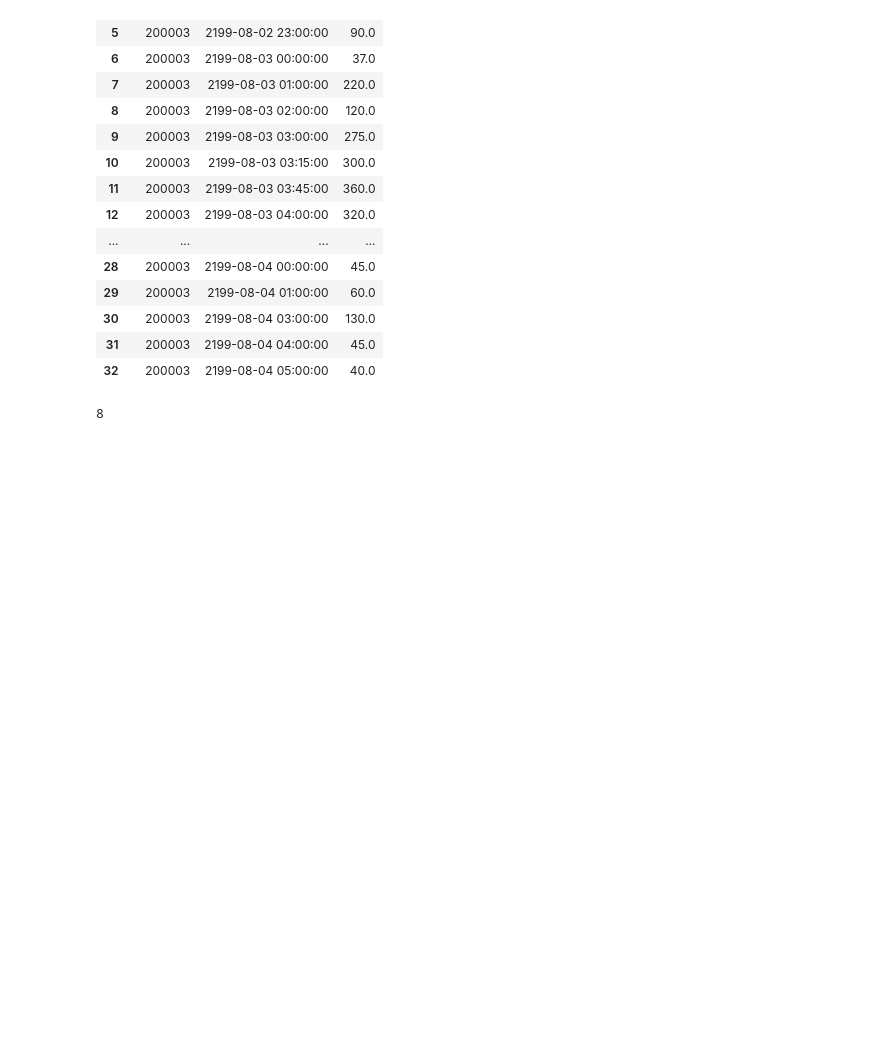
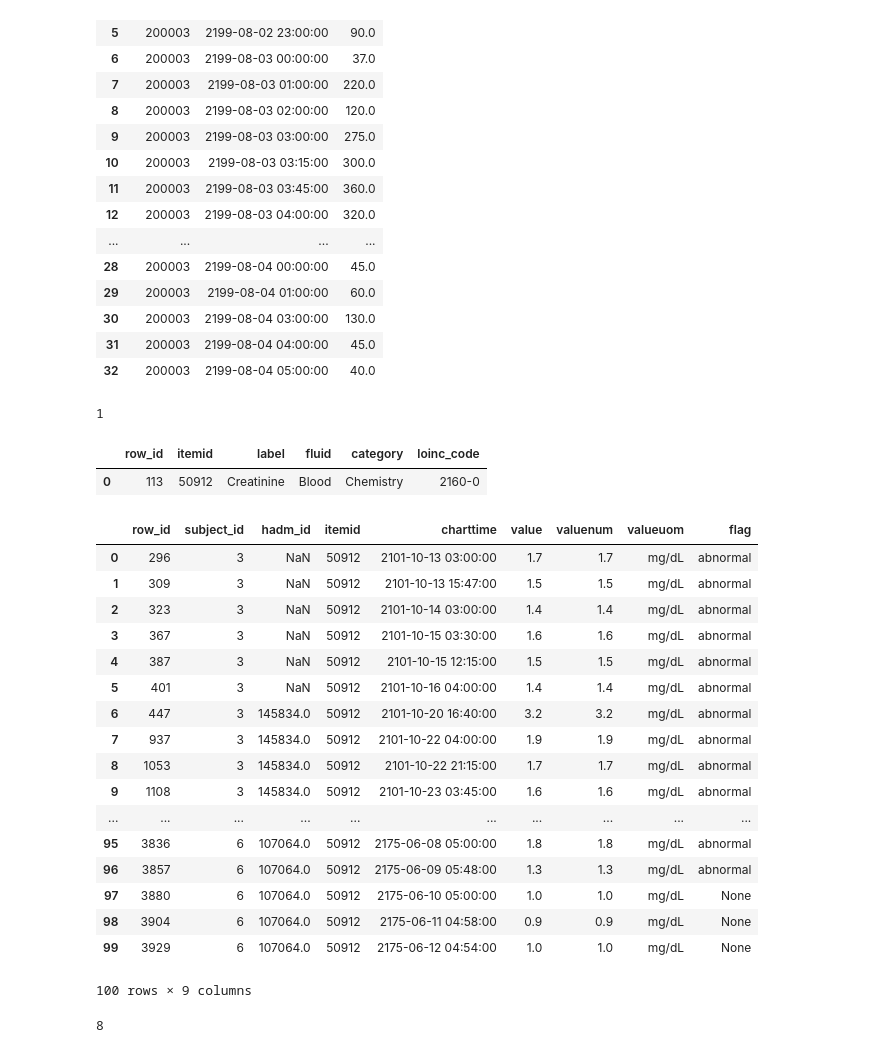
Before and after one commit to waterponey/sepsis-cc, a Jupyter notebook: notebooks/bio_signals.ipynb, the cells around one changed output. Cells and saved outputs as stored; diff of their text form; code cells hidden in the pictures; blank space fills up the shorter version.

```diff
--- a/notebooks/bio_signals.ipynb
+++ b/notebooks/bio_signals.ipynb
@@ -113,6 +113,46 @@ urine[urine.icustay_id==200003].head(30)
 | 30 | 200003 | 2199-08-04 03:00:00 | 130.0 |
 | 31 | 200003 | 2199-08-04 04:00:00 | 45.0 |
 | 32 | 200003 | 2199-08-04 05:00:00 | 40.0 |
+# %%
+query=\
+"""
+SELECT * FROM d_labitems WHERE itemid = 50912;
+"""
+
+creatine_labitems =pd.read_sql_query(query,con)
+print(creatine_labitems.row_id.count())
+creatine_labitems.head(8)
+# %% [output]
+1
+|  | row_id | itemid | label | fluid | category | loinc_code |
+| 0 | 113 | 50912 | Creatinine | Blood | Chemistry | 2160-0 |
+# %%
+query=\
+"""
+SELECT * FROM labevents WHERE itemid=50912;
+"""
+
+creatinine_lab = pd.read_sql_query(query, con)
+creatinine_lab.head(100)
+# %% [output]
+|  | row_id | subject_id | hadm_id | itemid | charttime | value | valuenum | valueuom | flag |
+| 0 | 296 | 3 | NaN | 50912 | 2101-10-13 03:00:00 | 1.7 | 1.7 | mg/dL | abnormal |
+| 1 | 309 | 3 | NaN | 50912 | 2101-10-13 15:47:00 | 1.5 | 1.5 | mg/dL | abnormal |
+| 2 | 323 | 3 | NaN | 50912 | 2101-10-14 03:00:00 | 1.4 | 1.4 | mg/dL | abnormal |
+| 3 | 367 | 3 | NaN | 50912 | 2101-10-15 03:30:00 | 1.6 | 1.6 | mg/dL | abnormal |
+| 4 | 387 | 3 | NaN | 50912 | 2101-10-15 12:15:00 | 1.5 | 1.5 | mg/dL | abnormal |
+| 5 | 401 | 3 | NaN | 50912 | 2101-10-16 04:00:00 | 1.4 | 1.4 | mg/dL | abnormal |
+| 6 | 447 | 3 | 145834.0 | 50912 | 2101-10-20 16:40:00 | 3.2 | 3.2 | mg/dL | abnormal |
+| 7 | 937 | 3 | 145834.0 | 50912 | 2101-10-22 04:00:00 | 1.9 | 1.9 | mg/dL | abnormal |
+| 8 | 1053 | 3 | 145834.0 | 50912 | 2101-10-22 21:15:00 | 1.7 | 1.7 | mg/dL | abnormal |
+| 9 | 1108 | 3 | 145834.0 | 50912 | 2101-10-23 03:45:00 | 1.6 | 1.6 | mg/dL | abnormal |
+| ... | ... | ... | ... | ... | ... | ... | ... | ... | ... |
+| 95 | 3836 | 6 | 107064.0 | 50912 | 2175-06-08 05:00:00 | 1.8 | 1.8 | mg/dL | abnormal |
+| 96 | 3857 | 6 | 107064.0 | 50912 | 2175-06-09 05:48:00 | 1.3 | 1.3 | mg/dL | abnormal |
+| 97 | 3880 | 6 | 107064.0 | 50912 | 2175-06-10 05:00:00 | 1.0 | 1.0 | mg/dL | None |
+| 98 | 3904 | 6 | 107064.0 | 50912 | 2175-06-11 04:58:00 | 0.9 | 0.9 | mg/dL | None |
+| 99 | 3929 | 6 | 107064.0 | 50912 | 2175-06-12 04:54:00 | 1.0 | 1.0 | mg/dL | None |
+100 rows × 9 columns
 # %%
 query=\
 """
```
Also changed, not shown: parts of 1 cell of this notebook, 1 other file.
